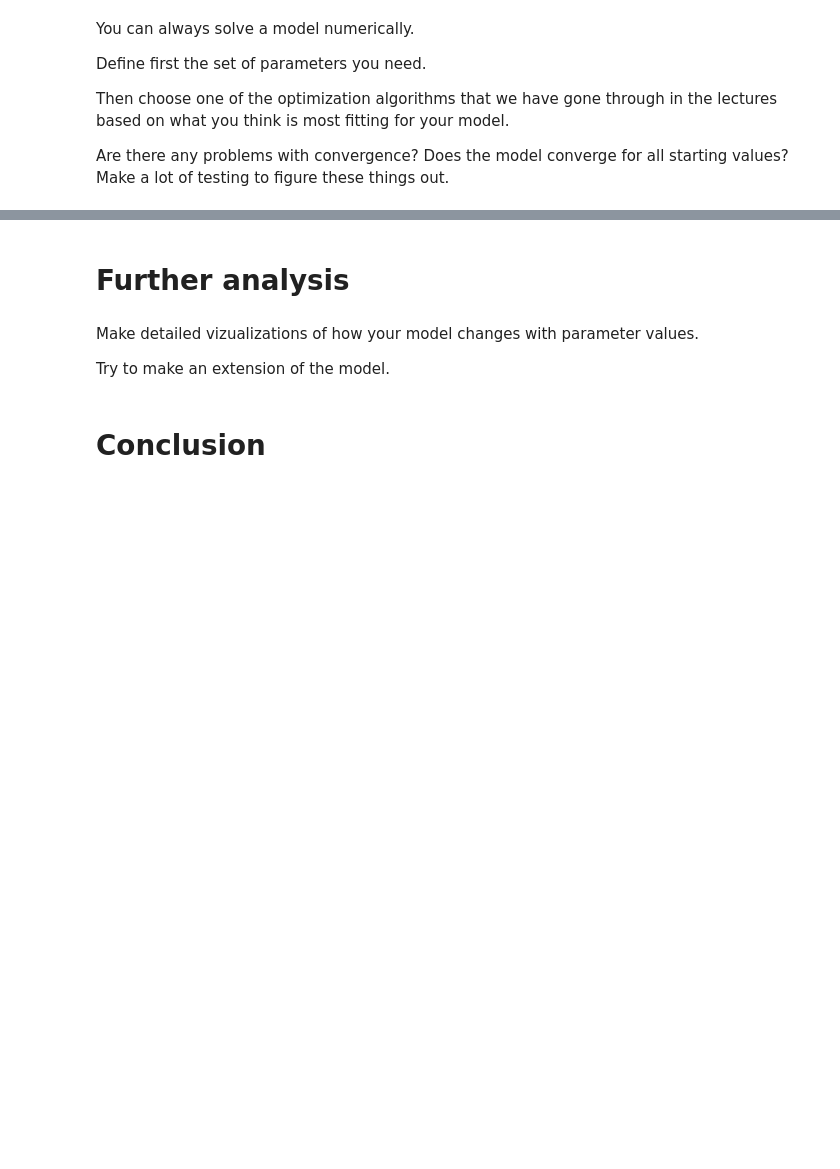
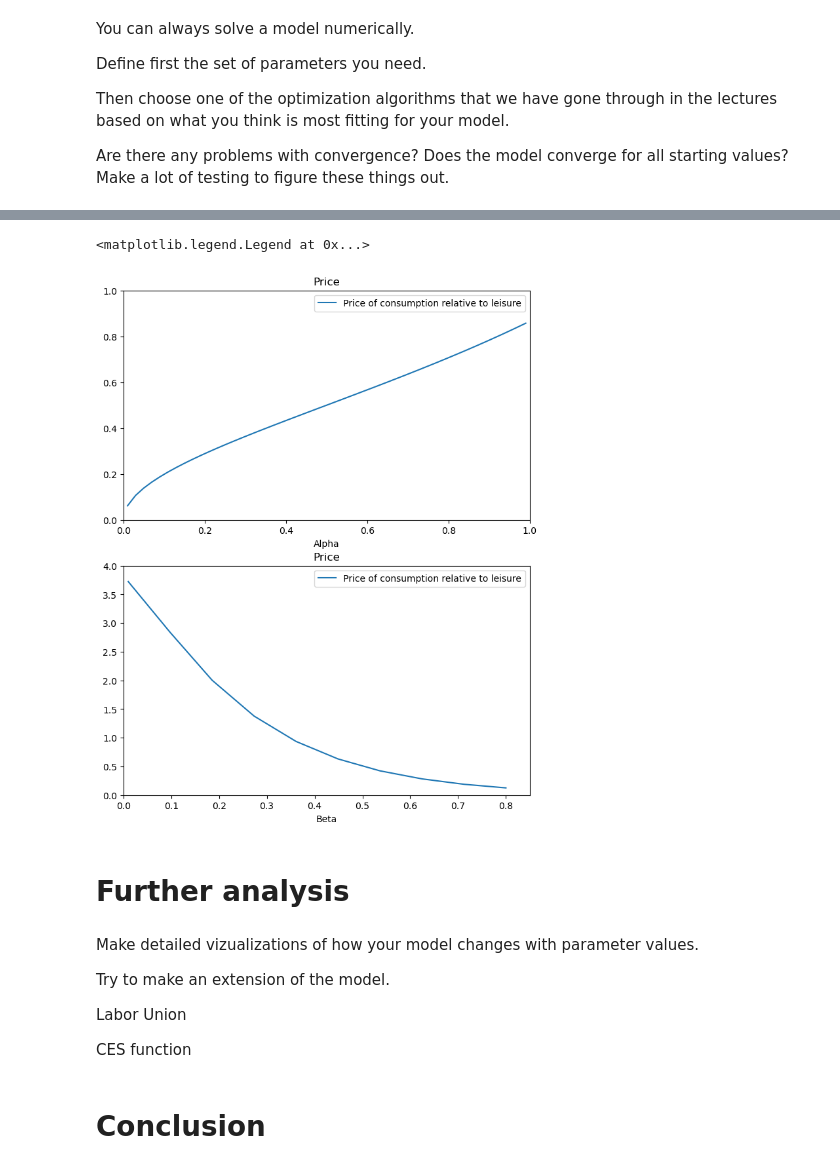
Before and after one commit to NumEconCopenhagen/projects-2023-andershuus_christianfogel, a Jupyter notebook: modelproject/modelproject.ipynb, the cells around one changed output, grey strips where cells are left out. Cells and saved outputs as stored; diff of their text form; code cells hidden in the pictures; blank space fills up the shorter version.

Commit message:
Numerical values

```diff
--- a/modelproject/modelproject.ipynb
+++ b/modelproject/modelproject.ipynb
@@ -201,0 +198,19 @@ array([ 8.96142095e-06, -3.35609791e-06,  3.63803469e-01,  6.35004036e-05,
+# %%
+test=mod.numerical_solution()
+
+#Beta plot
+
+N=10
+
+beta_vec_num=np.empty(N)
+p_vec_num_beta=np.empty(N)
+c_clearing_beta=np.empty(N)
+l_clearing_beta=np.empty(N)
+
+for i, beta in enumerate(np.linspace(start=0.01, stop = 0.8, num=N)):
+    # Call find_relative_price with current beta value
+    beta_baseline=test.par.beta
+    test.par.beta=beta
+    beta_vec_num[i]=beta
+    p_vec_num_beta[i],c_clearing_beta[i], l_clearing_beta[i] = test.find_relative_price(tol=1e-4, p_lower=0, p_upper=1000, adj=0.5, iterations=500)
+    test.par.beta=beta_baseline
@@ -202,9 +228,35 @@ array([ 8.96142095e-06, -3.35609791e-06,  3.63803469e-01,  6.35004036e-05,
+# %%
+
+fig = plt.figure(figsize=(8,10))
+dx = fig.add_subplot(2,1,1)
+dx.plot(alpha_vec_num, p_vec_num_alpha, label='Price of consumption relative to leisure')
+dx.set_xlim([0.0,1]) #
+dx.set_ylim([0,1]) #
+dx.set_title("Price")
+dx.set_xlabel("Alpha")
+dx.legend(loc= 'upper right')
+
+
+dx = fig.add_subplot(2,1,2)
+dx.plot(beta_vec_num, p_vec_num_beta, label='Price of consumption relative to leisure')
+dx.set_xlim([0.0,0.85]) #
+dx.set_ylim([0,4]) #
+dx.set_title("Price")
+dx.set_xlabel("Beta")
+dx.legend(loc= 'upper right')
+# %% [output]
+<matplotlib.legend.Legend at 0x...>
+[figure, added]
 # %% [markdown]
 # Further analysis
 # %% [markdown]
 Make detailed vizualizations of how your model changes with parameter values.
 
 Try to make an extension of the model.
+
+Labor Union
+
+CES function
 # %% [markdown]
 # Conclusion
 # %% [markdown]
```
Also changed, not shown: parts of 3 cells of this notebook.
